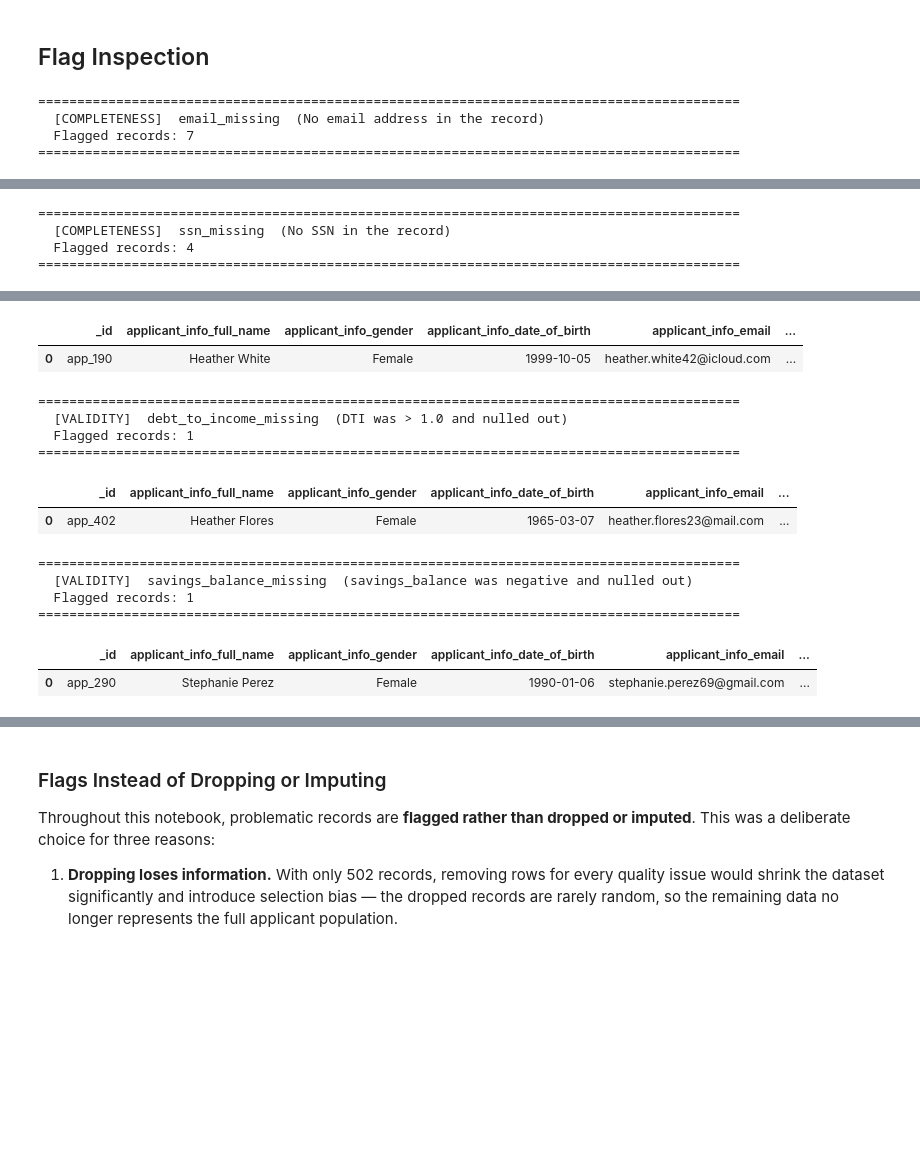
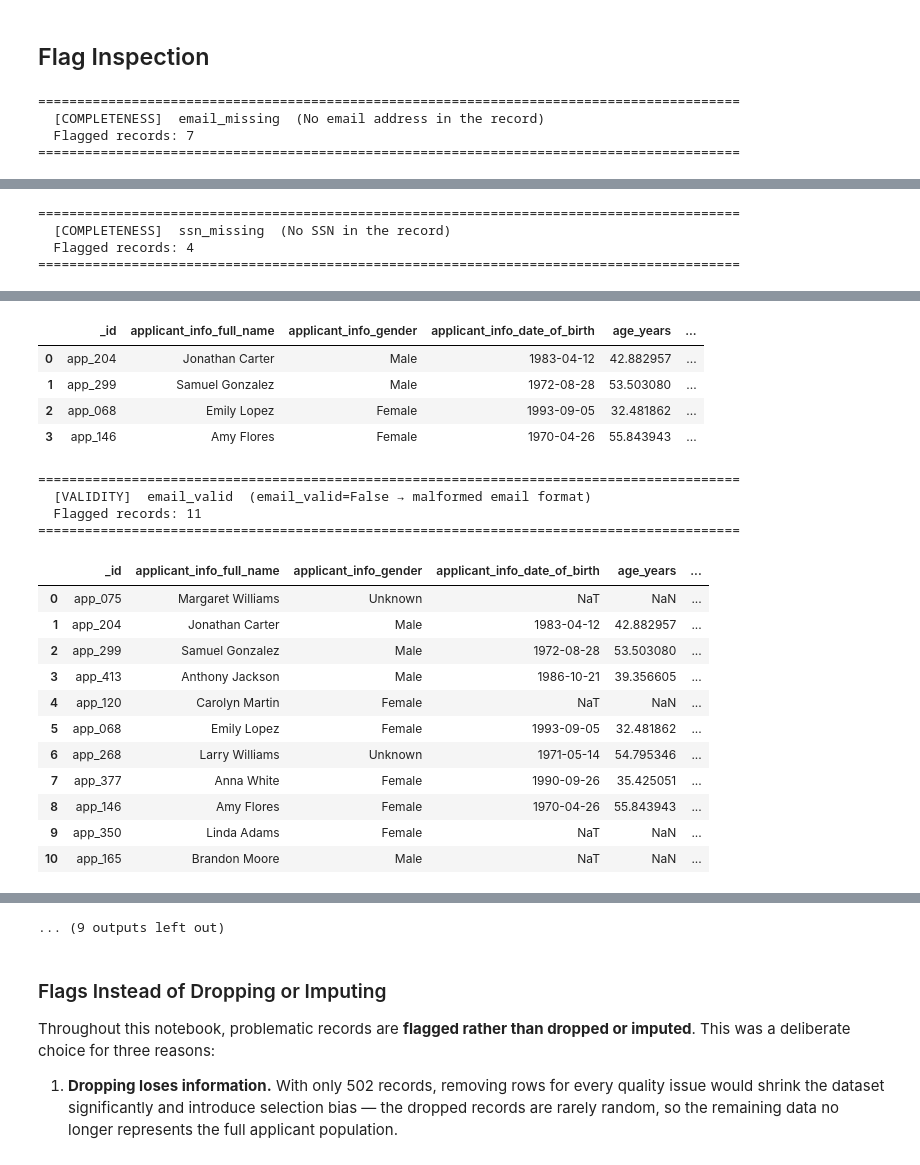
Before and after one commit to henrikpkr/dego-project-team4, a Jupyter notebook: notebooks/01-data-quality.ipynb, the cells around one changed output, grey strips where cells are left out. Saved outputs shown, nothing was run; the diff lists cells and outputs as text; code cells hidden in the pictures; blank space fills up the shorter version.

```diff
--- a/notebooks/01-data-quality.ipynb
+++ b/notebooks/01-data-quality.ipynb
@@ -326,18 +347,17 @@ TOTAL hidden missing values             14
 
 True NaN count (for comparison): 2619
 # %%
-
-# ── Missing value check ───────────────────────────────────────────────────────
-missing = df_raw.isnull().sum()
-missing_pct = (missing / len(df_raw) * 100).round(1)
-total_entries = len(df_raw)
+# ── Missing value check (run on df_clean — the working dataset) ───────────────
+missing       = df_clean.isnull().sum()
+missing_pct   = (missing / len(df_clean) * 100).round(1)
+total_entries = len(df_clean)
 
 missing_df = (
     pd.DataFrame({"missing_count": missing, "missing_pct": missing_pct})
     .query("missing_count > 0")
     .sort_values("missing_pct", ascending=False)
 )
-print(f"There are a total of: {total_entries} entries in the dataset.")
+print(f"There are a total of: {total_entries} entries in the working dataset (df_clean).")
 print(f"{'Field':<45} {'Missing':>7}  {'%':>6}")
 print("-" * 60)
 for col, row in missing_df.iterrows():
@@ -347,7 +367,7 @@ for col, row in missing_df.iterrows():
 fig, ax = plt.subplots(figsize=(8, 4))
 ax.barh(missing_df.index[::-1], missing_df["missing_pct"][::-1], color="steelblue")
 ax.set_xlabel("Missing (%)")
-ax.set_title("Missing values per field  (% of 502 records)")
+ax.set_title(f"Missing values per field  (% of {total_entries} records)")
 for i, (col, row) in enumerate(missing_df[::-1].iterrows()):
     ax.text(row["missing_pct"] + 0.3, i, f"{row['missing_pct']}%", va="center", fontsize=9)
 plt.tight_layout()
@@ -1568,7 +1643,6 @@ plt.show()
 
 ## Flag Inspection
 # %%
-
 from IPython.display import display, HTML
 
 # Columns shown alongside flags for context
@@ -1577,16 +1651,16 @@ CONTEXT_COLS = [
     "applicant_info_full_name",
     "applicant_info_gender",
     "applicant_info_date_of_birth",
-    "age_years",
+    "age_years",                            # renamed from 'age' in summary cell
     "applicant_info_email",
     "applicant_info_ssn",
     "financials_annual_income",
     "financials_savings_balance",
-    "financials_debt_to_income_ratio",
+    "financials_debt_to_income",
     "decision_loan_approved",
 ]
 
-# Each flag: (column, True means flagged, label, what the flag means)
+# Each flag: (column, True means flagged, dimension label, description)
 FLAG_DEFS = [
     # ── Completeness ──────────────────────────────────────────────────────────
     ("email_missing",            True,  "COMPLETENESS",
@@ -1597,34 +1671,38 @@ FLAG_DEFS = [
      "No date of birth → age_years is NaN"),
     ("annual_income_missing",    True,  "COMPLETENESS",
      "annual_income still NaN after coalesce (zero-value record)"),
+    ("timestamp_missing",        True,  "COMPLETENESS",
+     "processing_timestamp absent — record cannot be time-ordered"),
+    # ── Consistency / Validity ────────────────────────────────────────────────
+    ("email_malformed",          True,  "VALIDITY",
+     "email present but fails format regex AND name/email identity mismatch"),
+    ("email_valid",              False, "VALIDITY",
+     "email_valid=False → malformed email format"),
     ("debt_to_income_missing",   True,  "VALIDITY",
      "DTI was > 1.0 and nulled out"),
     ("savings_balance_missing",  True,  "VALIDITY",
      "savings_balance was negative and nulled out"),
-    # ── Validity ──────────────────────────────────────────────────────────────
-    ("email_valid",              False, "VALIDITY",
-     "email_valid=False → malformed email format"),
     ("credit_history_suspicious",True,  "VALIDITY",
      "credit_history_months exceeds age-derived maximum"),
-    ("savings_balance_zero",     True,  "ACCURACY",
+    ("savings_balance_zero",     True,  "VALIDITY",
      "savings_balance == 0  (valid data — not an error, just notable)"),
     # ── Accuracy ──────────────────────────────────────────────────────────────
     ("ssn_duplicate",            True,  "ACCURACY",
-     "SSN shared by more than one applicant"),
+     "SSN shared by more than one applicant — data integrity incident"),
     # ── Composite ─────────────────────────────────────────────────────────────
     ("needs_review",             True,  "COMPOSITE",
-     "Catch-all: any PII gap, financial gap, or SSN collision"),
+     "Catch-all: any PII gap, financial gap, format failure, or SSN collision"),
 ]
 
-ctx = [c for c in CONTEXT_COLS if c in df_clean.columns]
+context_cols = [c for c in CONTEXT_COLS if c in df_clean.columns]
 
 for flag_col, flag_val, dimension, meaning in FLAG_DEFS:
     if flag_col not in df_clean.columns:
         print(f"\n⚠  '{flag_col}' not in df_clean — skipped\n")
         continue
 
-    mask = df_clean[flag_col].astype(bool) == flag_val
-    flagged = df_clean.loc[mask, ctx + [flag_col]]
+    mask    = df_clean[flag_col].astype(bool) == flag_val
+    flagged = df_clean.loc[mask, context_cols + [flag_col]]
 
     print("=" * 90)
     print(f"  [{dimension}]  {flag_col}  ({meaning})")
@@ -1674,14 +1772,21 @@ for flag_col, flag_val, dimension, meaning in FLAG_DEFS:
-|  | _id | applicant_info_full_name | applicant_info_gender | applicant_info_date_of_birth | applicant_info_email | ... |
-| 0 | app_190 | Heather White | Female | 1999-10-05 | heather.white42@icloud.com | ... |
+|  | _id | applicant_info_full_name | applicant_info_gender | applicant_info_date_of_birth | age_years | ... |
+| 0 | app_204 | Jonathan Carter | Male | 1983-04-12 | 42.882957 | ... |
+| 1 | app_299 | Samuel Gonzalez | Male | 1972-08-28 | 53.503080 | ... |
+| 2 | app_068 | Emily Lopez | Female | 1993-09-05 | 32.481862 | ... |
+| 3 | app_146 | Amy Flores | Female | 1970-04-26 | 55.843943 | ... |
-==========================================================================================
-  [VALIDITY]  debt_to_income_missing  (DTI was > 1.0 and nulled out)
-  Flagged records: 1
-==========================================================================================
+==========================================================================================
+  [VALIDITY]  email_valid  (email_valid=False → malformed email format)
+  Flagged records: 11
+==========================================================================================
-|  | _id | applicant_info_full_name | applicant_info_gender | applicant_info_date_of_birth | applicant_info_email | ... |
-| 0 | app_402 | Heather Flores | Female | 1965-03-07 | heather.flores23@mail.com | ... |
+|  | _id | applicant_info_full_name | applicant_info_gender | applicant_info_date_of_birth | age_years | ... |
+| 0 | app_075 | Margaret Williams | Unknown | NaT | NaN | ... |
+| 1 | app_204 | Jonathan Carter | Male | 1983-04-12 | 42.882957 | ... |
+| 2 | app_299 | Samuel Gonzalez | Male | 1972-08-28 | 53.503080 | ... |
+| 3 | app_413 | Anthony Jackson | Male | 1986-10-21 | 39.356605 | ... |
+| 4 | app_120 | Carolyn Martin | Female | NaT | NaN | ... |
+| 5 | app_068 | Emily Lopez | Female | 1993-09-05 | 32.481862 | ... |
+| 6 | app_268 | Larry Williams | Unknown | 1971-05-14 | 54.795346 | ... |
+| 7 | app_377 | Anna White | Female | 1990-09-26 | 35.425051 | ... |
+| 8 | app_146 | Amy Flores | Female | 1970-04-26 | 55.843943 | ... |
+| 9 | app_350 | Linda Adams | Female | NaT | NaN | ... |
+| 10 | app_165 | Brandon Moore | Male | NaT | NaN | ... |
-==========================================================================================
-  [VALIDITY]  savings_balance_missing  (savings_balance was negative and nulled out)
-  Flagged records: 1
-==========================================================================================
-|  | _id | applicant_info_full_name | applicant_info_gender | applicant_info_date_of_birth | applicant_info_email | ... |
-| 0 | app_290 | Stephanie Perez | Female | 1990-01-06 | stephanie.perez69@gmail.com | ... |
@@ -1689,3 +1797,4 @@ for flag_col, flag_val, dimension, meaning in FLAG_DEFS:
+... (9 outputs left out)
 # %% [markdown]
 ### Flags Instead of Dropping or Imputing
 
```
Also changed, not shown: parts of 20 cells of this notebook, 6 other files.
